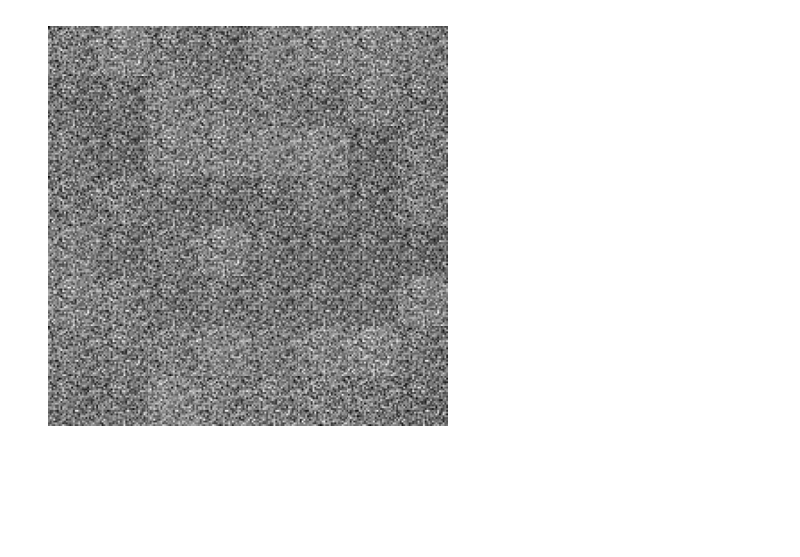
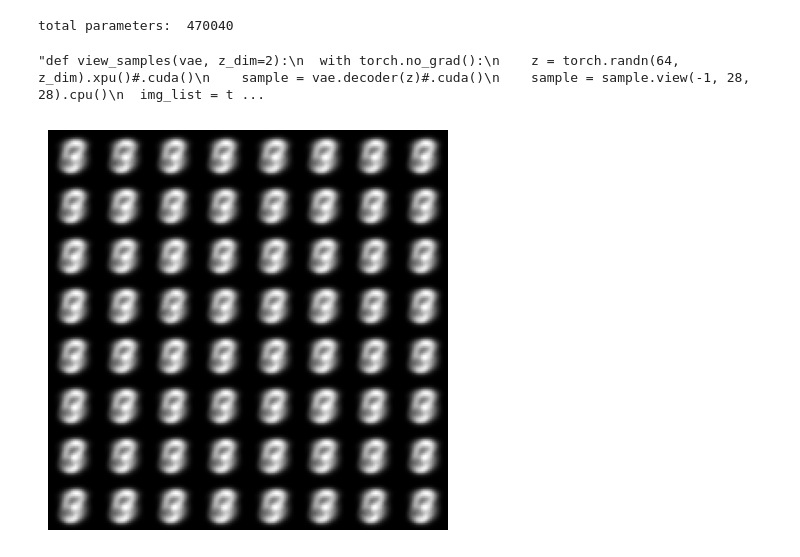
Before and after one commit to yourboijake/cv_selflearning, a Jupyter notebook: openvla/wk7-8/lyeoni_VAE.ipynb, the cells around one changed output. Cells and saved outputs as stored; diff of their text form; code cells hidden in the pictures; blank space fills up the shorter version.

```diff
--- a/openvla/wk7-8/lyeoni_VAE.ipynb
+++ b/openvla/wk7-8/lyeoni_VAE.ipynb
@@ -26,6 +26,8 @@ test_loader = torch.utils.data.DataLoader(dataset=test_dataset, batch_size=bs, s
 class VAE(nn.Module):
   def __init__(self, x_dim, h_dim1, h_dim2, z_dim):
     super(VAE, self).__init__()
+
+    self.z_dim = z_dim
 
     # encoder part
     self.fc1 = nn.Linear(x_dim, h_dim1)
@@ -58,19 +60,23 @@ class VAE(nn.Module):
     return self.decoder(z), mu, log_var
 
 # build model
-vae = VAE(x_dim=784, h_dim1= 512, h_dim2=256, z_dim=2)
+vae = VAE(x_dim=784, h_dim1= 256, h_dim2=128, z_dim=4)
 if torch.cuda.is_available():
   vae.cuda()
 if torch.xpu.is_available():
   vae.xpu()
+
+print('total parameters: ', sum([p.numel() for p in vae.parameters()]))
+# %% [output]
+total parameters:  470040
 # %%
-def view_samples(vae):
+def view_samples(vae, z_dim=2):
   with torch.no_grad():
-    z = torch.randn(64, 2).xpu()#.cuda()
-    sample = vae.decoder(z)#.cuda()
+    z = torch.randn(64, z_dim).xpu()
+    sample = vae.decoder(z)
     sample = sample.view(-1, 28, 28).cpu()
+
   img_list = torch.unbind(sample, dim=0)
-
   num_rows = 8
   num_cols = 8
   fig, axes = plt.subplots(num_rows, num_cols, figsize=(num_cols/2, num_rows/2)) # Adjust figsize as needed
@@ -85,11 +91,16 @@ def view_samples(vae):
         # If you have fewer images than subplots, turn off empty axes
         axes[i, j].axis('off')
   plt.tight_layout(pad=0) # Adjust subplot parameters for a tight layout
-  plt.show() # Display the plot
+  plt.show() # Display the plot"
+# %%
+import inspect
+inspect.getsource(view_samples)
+# %% [output]
+"def view_samples(vae, z_dim=2):\n  with torch.no_grad():\n    z = torch.randn(64, z_dim).xpu()#.cuda()\n    sample = vae.decoder(z)#.cuda()\n    sample = sample.view(-1, 28, 28).cpu()\n  img_list = t ...
 # %%
-view_samples(vae)
+view_samples(vae, 4)
 # %% [output]
-[figure, old version]
+[figure, new version]
 # %%
 optimizer = optim.Adam(vae.parameters())
 # return reconstruction error + KL divergence losses
```
Also changed, not shown: parts of 10 cells of this notebook, 2 other files.
